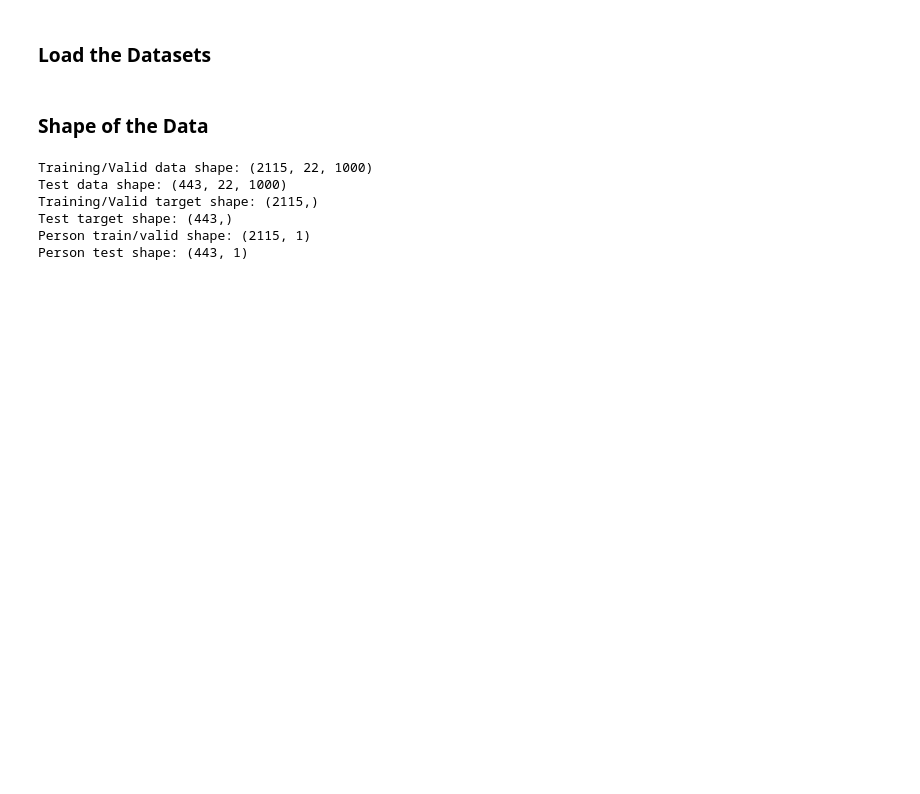
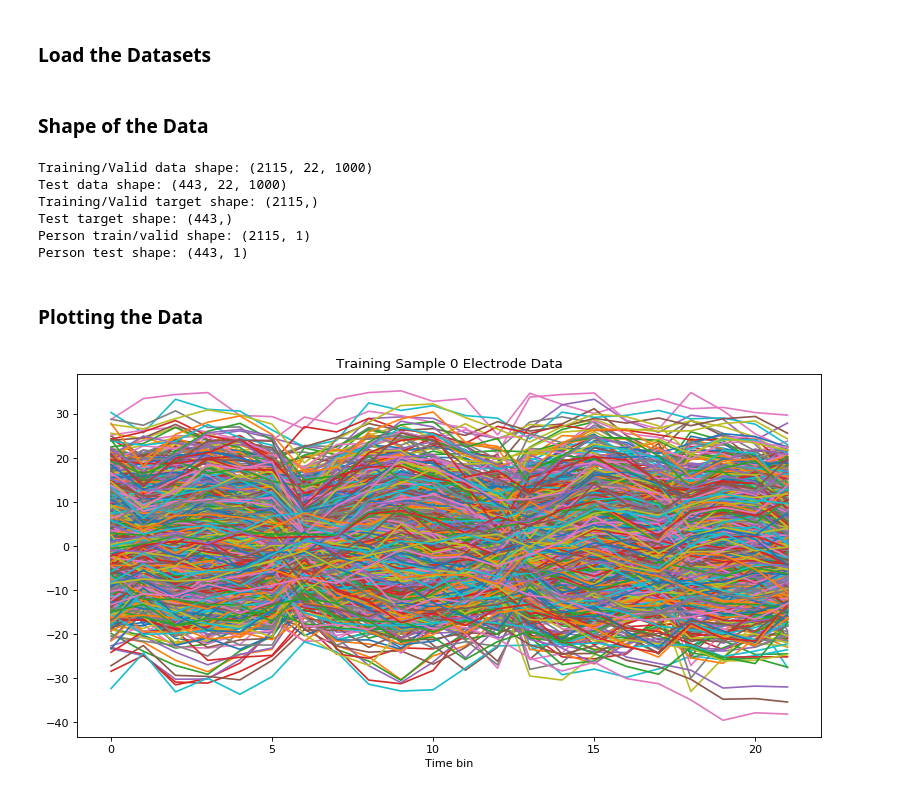
Before and after one commit to joshuaghannan/ECEC247DeepLearning, a Jupyter notebook: Dataset_Tests.ipynb, the cells around one changed output. Cells and saved outputs as stored; diff of their text form; code cells hidden in the pictures; blank space fills up the shorter version.

```diff
--- a/Dataset_Tests.ipynb
+++ b/Dataset_Tests.ipynb
@@ -62,3 +64,14 @@ Training/Valid target shape: (2115,)
 Test target shape: (443,)
 Person train/valid shape: (2115, 1)
 Person test shape: (443, 1)
+# %% [markdown]
+### Plotting the Data
+# %%
+fig, ax = plt.subplots(figsize=(12, 6), dpi=80)
+
+ax.plot(X_train_valid[0], label='Training Sample 0')
+ax.set_title('Training Sample 0 Electrode Data')
+plt.xlabel('Time bin')
+plt.show()
+# %% [output]
+[figure, added]
```
Also changed, not shown: parts of 31 cells of this notebook.
